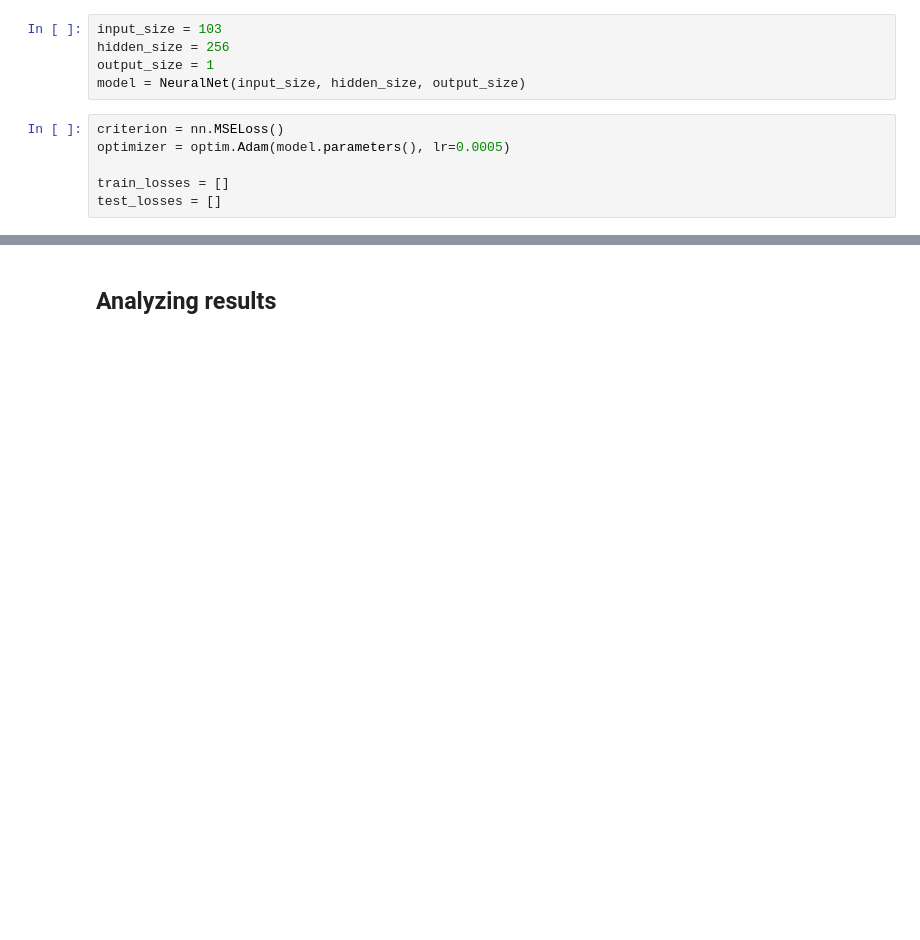
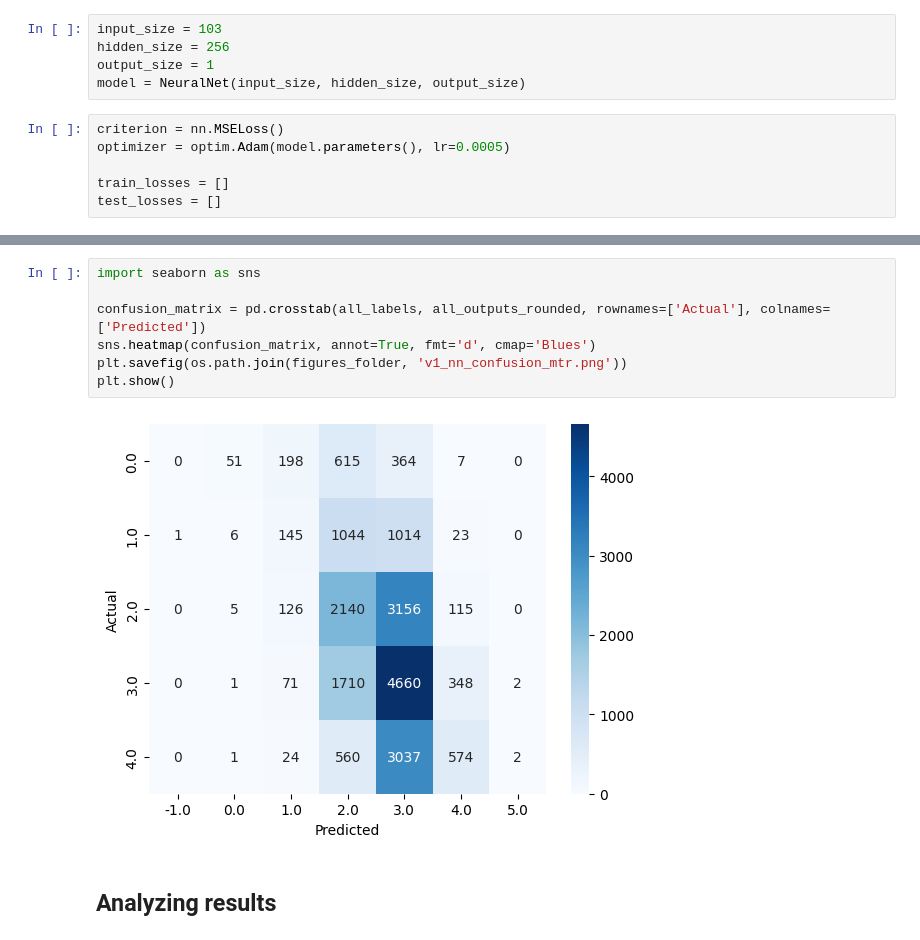
Before and after one commit to anatoliypus/Movie-Reccomendation-System, a Jupyter notebook: notebooks/4.0-model-selection.ipynb, the cells around one changed output, grey strips where cells are left out. Saved outputs shown, nothing was run; the diff lists cells and outputs as text; blank space fills up the shorter version.

```diff
--- a/notebooks/4.0-model-selection.ipynb
+++ b/notebooks/4.0-model-selection.ipynb
@@ -169,3 +186,12 @@ Test Accuracy: 0.375
+# %%
+import seaborn as sns
+
+confusion_matrix = pd.crosstab(all_labels, all_outputs_rounded, rownames=['Actual'], colnames=['Predicted'])
+sns.heatmap(confusion_matrix, annot=True, fmt='d', cmap='Blues')
+plt.savefig(os.path.join(figures_folder, 'v1_nn_confusion_mtr.png'))
+plt.show()
+# %% [output]
+[figure, added]
 # %% [markdown]
 ## Analyzing results
 # %% [markdown]
```
Also changed, not shown: parts of 7 cells of this notebook, 3 other files.
